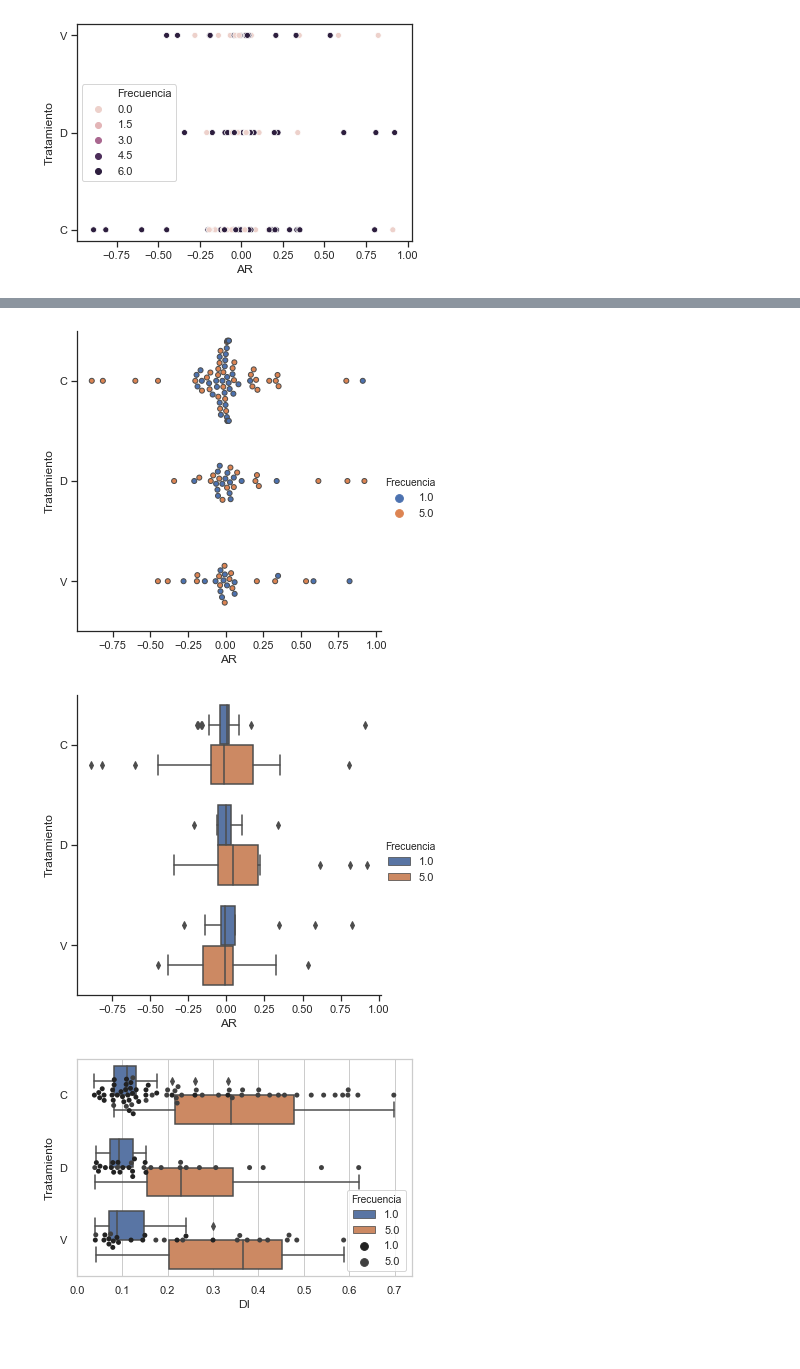
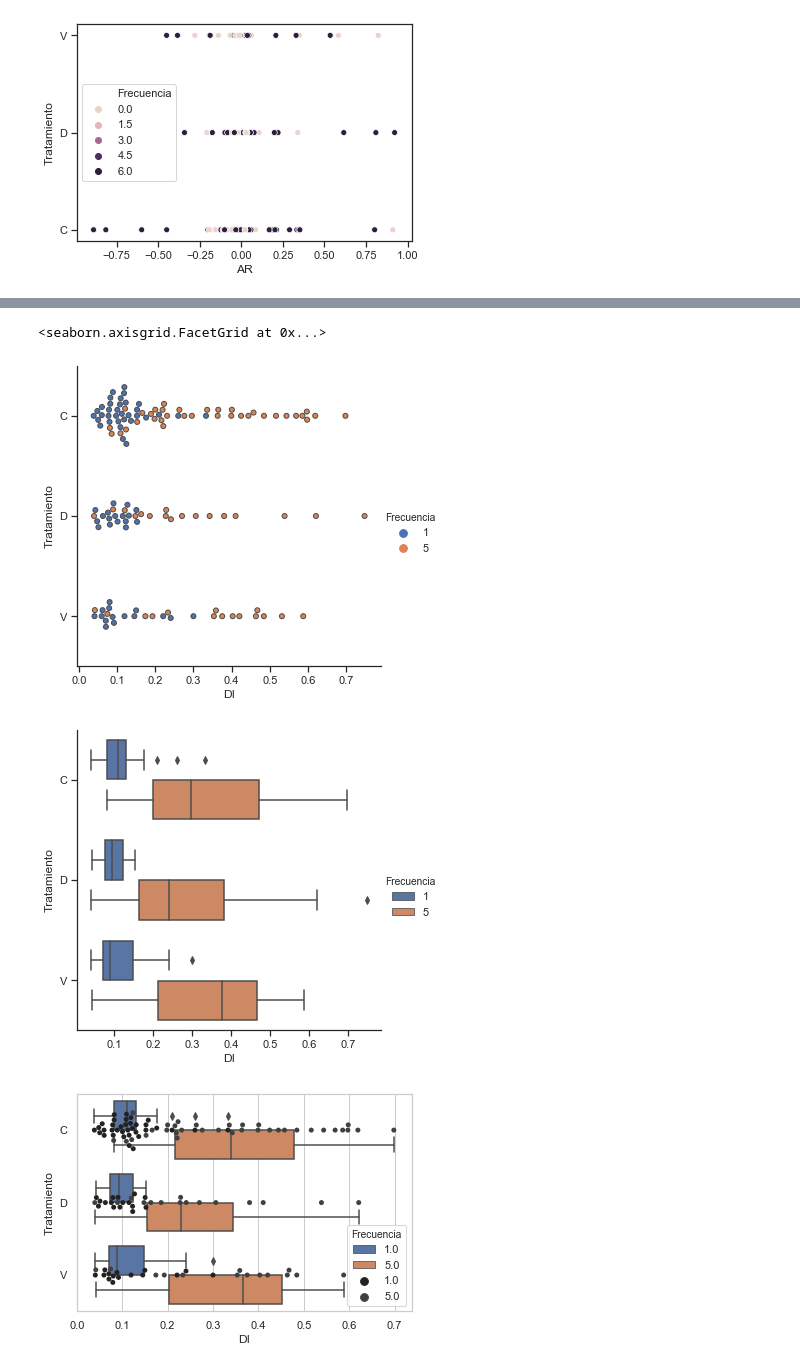
Before and after one commit to CardiAP/DesktopApp, a Jupyter notebook: discordances.ipynb, the cells around one changed output, grey strips where cells are left out. Cells and saved outputs as stored; diff of their text form; code cells hidden in the pictures.

```diff
--- a/discordances.ipynb
+++ b/discordances.ipynb
@@ -2,7 +2,7 @@
 import pandas as pd
 import seaborn as sns
 # %%
-df = pd.read_csv("C:/Users/Leand/OneDrive/Documentos/Lean/Analizador_imagenes_calcio/Luis/alternance_ratio.csv", sep="\t")
+df = pd.read_csv("C:/Users/Leand/OneDrive/Documentos/Lean/Analizador_imagenes_calcio/Luis/discordances_indexes.csv", sep="\t")
 # %%
 #df2 = df.groupby(by="Tratamiento")
 # %%
@@ -37,16 +45,17 @@ plt.savefig('AR')
 # %%
 import seaborn as sns
 import matplotlib.pyplot as plt
 
 sns.set(style="ticks")
 
-sns.catplot(x="AR", y="Tratamiento", hue="Frecuencia", data=df, linewidth=1, kind="swarm")
+sns.catplot(x="DI", y="Tratamiento", hue="Frecuencia", data=df, linewidth=1, kind="swarm")
 
-sns.catplot(x="AR", y="Tratamiento", hue="Frecuencia", data=df, kind="box")
-plt.savefig('AR1')
+sns.catplot(x="DI", y="Tratamiento", hue="Frecuencia", data=df, kind="box")
+# plt.savefig('AR1')
 # %% [output]
+<seaborn.axisgrid.FacetGrid at 0x...>
-[figure, old version]
+[figure, new version]
-[figure, old version]
+[figure, new version]
 # %%
 import seaborn as sns
 import matplotlib.pyplot as plt
```
Also changed, not shown: parts of 2 cells of this notebook, 3 other files.
